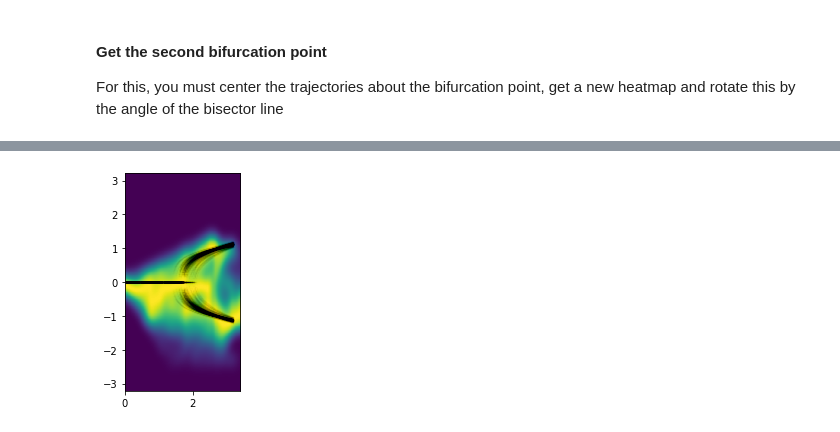
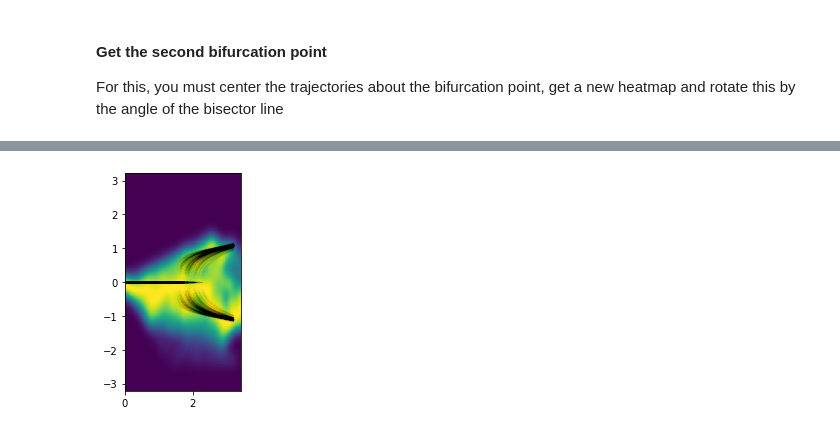
Before and after one commit to RnoB/fly-matrix, a Jupyter notebook: MalkoFly.ipynb, the cells around one changed output, grey strips where cells are left out. Cells and saved outputs as stored; diff of their text form; code cells hidden in the pictures.

Commit message:
data plots update

```diff
--- a/MalkoFly.ipynb
+++ b/MalkoFly.ipynb
@@ -16,11 +16,11 @@ mf.pb.cMapSym = mf.pb.plt.cm.PuOr_r
 # %% [output]
 [interactive output not drawn]
 # %%
-nPosts = 3
+nPosts = 2
 dVal = 0.8  # distance cutoff to filter trajectories that end too far from the posts
 symmetric = False
 
-dataDIR = "/media/user/Samsung_T3/Work/Documents/Data/flyVR/new_experiments/"
+dataDIR = "/mnt/ssd1/Documents/Vivek/flyVR/fly-matrix/data/"
 dbDIR = "/mnt/ssd1/Documents/Vivek/flyVR/fly-matrix/dbGen/"
 
 folders = [
@@ -39,7 +39,7 @@ class MalkoFly:
 
     def __call__(self):
         df, fetched, angles = self.preprocessData()
-        df = self.distanceFilter(df)
+        # df = self.distanceFilter(df)
         return df, self.getArchitechture(df, fetched, angles)
 
     def preprocessData(self):
@@ -290,7 +221,7 @@ else:
 [interactive output not drawn]
 # %%
 nbins = 500
-peak_threshold = 0.95
+peak_threshold = 0.8
 
 
 def density_map(x, y, stats=True):
@@ -540,20 +471,10 @@ def parallel_rotate(xy, rmat):
 [interactive output not drawn]
 # %%
 # clip all points to the left of and below 0 and points beyond post centers
-ccxs = cxs[
-    np.where(cxs > 0)[0]
-]  # | (cys > 0) | (cxs > cpost1_x) | (cys < post0_y) | (cys > post2_y))[0]]
+ccxs = cxs[np.where(cxs > 0)[0]]
 ccys = cys[np.where(cxs > 0)[0]]
 ccxs = ccxs[np.where(ccys > 0)[0]]
 ccys = ccys[np.where(ccys > 0)[0]]
-
-# idxs = np.where((txs > 0) & (txs < post1_x) & (tys > post0_y) & (tys < post2_y))[0]
-# txs = txs[idxs]
-# tys = tys[idxs]
-
-# cpost0 = np.array([cpost0_x,post0_y]).reshape(-1,2)
-# cpost1 = np.array([cpost1_x,post1_y]).reshape(-1,2)
-# cpost2 = np.array([cpost2_x,post2_y]).reshape(-1,2)
 
 xy = np.concatenate((ccxs.reshape(-1, 1), ccys.reshape(-1, 1)), axis=1)
 angle = np.full(
@@ -561,17 +482,6 @@ angle = np.full(
 )
 rmat = np.array([[np.cos(angle), -np.sin(angle)], [np.sin(angle), np.cos(angle)]]).T
 rx, ry = parallel_rotate(xy, rmat).T
-
-# bry = np.abs(ry)
-# xy = np.concatenate((rx.reshape(-1,1),bry.reshape(-1,1)), axis=1)
-# angle = np.full(rx.shape, -np.arctan2(post2_y,post2_x-np.median(params1, axis=0)[0])/2)
-# rmat = np.array([[np.cos(angle), -np.sin(angle)], [np.sin(angle), np.cos(angle)]]).T
-# brx, bry = parallel_rotate(xy, rmat).T
-
-# cposts = np.concatenate((cpost1, cpost2))
-# angle2 = np.full((cposts.shape[0],), np.arctan2(post2_y,post2_x-np.median(params, axis=0)[0])/2)
-# rmat2 = np.array([[np.cos(angle2), -np.sin(angle2)], [np.sin(angle2), np.cos(angle2)]]).T
-# rpostsx, rpostsy = parallel_rotate(cposts, rmat2).T
 
 blur = (101, 101)
 
@@ -676,27 +586,23 @@ for i in range(n_iters):
 # %%
 mf.pb.plt.imshow(tmp_img4, extent=[r3[0][0], r3[0][1], r3[1][0], r3[1][1]])
 
 for i in range(n_iters):
     parameters = params2[i]
     step_len = 0.01
 
     x1 = np.arange(step_len, parameters[0], step_len)
     y1 = np.zeros(len(x1))
 
-    x = (
-        np.arange(parameters[0], post0_x, step_len)
-        if nPosts == 2
-        else np.arange(parameters[0], 3.2, step_len)
-    )
+    x = np.arange(parameters[0], 3.2, step_len)
     x2 = np.concatenate((x, x))
     y2 = np.concatenate(
         ((x - parameters[0]) ** parameters[1], -(x - parameters[0]) ** parameters[1])
     )
 
     mf.pb.plt.scatter(x1, y1, c="black", s=1, alpha=0.01)
     mf.pb.plt.scatter(x2, y2, c="black", s=1, alpha=0.01)
     # mf.pb.plt.vlines(np.median(params1, axis=0)[0], ymin=post0_y, ymax=post2_y, color='white', linestyles='dashed')
 # %% [output]
-[figure, old version]
+[figure, new version]
 [interactive output not drawn]
 # %%
```
Also changed, not shown: parts of 17 cells of this notebook.
